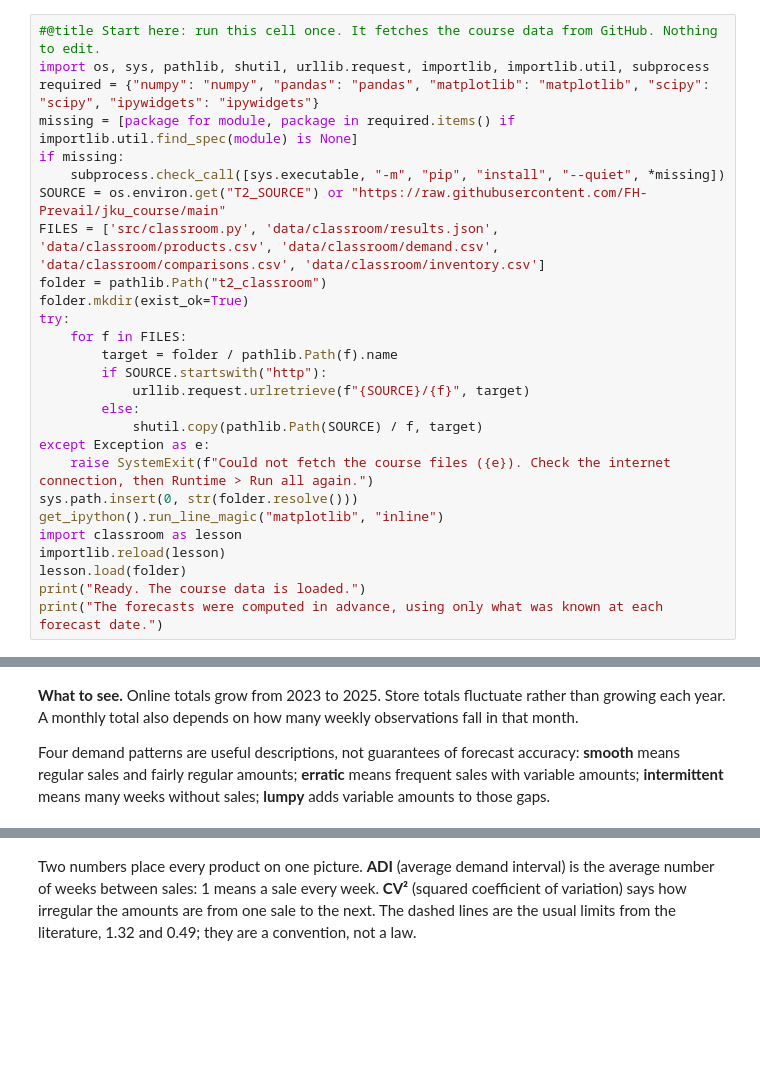
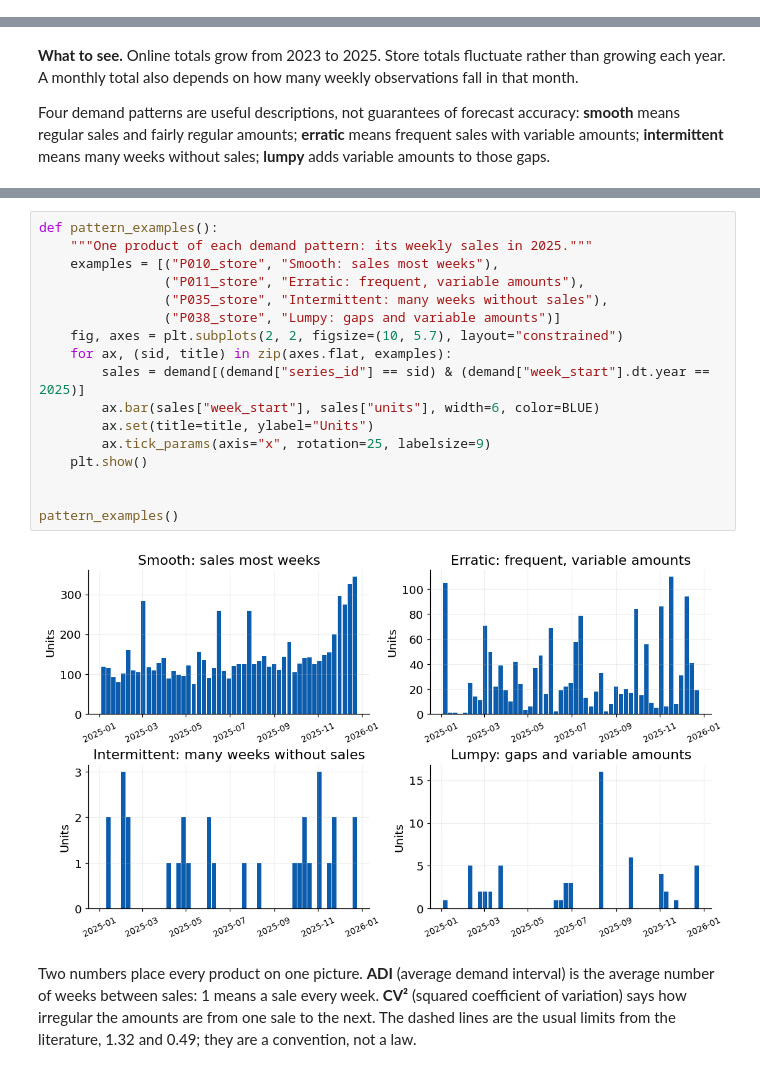
Before and after one commit to FH-Prevail/jku_course, a Jupyter notebook: notebooks/1_see_and_forecast.ipynb, the cells around one changed output, grey strips where cells are left out. Cells and saved outputs as stored; diff of their text form; blank space fills up the shorter version.

```diff
--- a/notebooks/1_see_and_forecast.ipynb
+++ b/notebooks/1_see_and_forecast.ipynb
@@ -19,27 +18,0 @@ The first cell fetches the course data, the precomputed forecasts and the displa
-# %%
-#@title Start here: run this cell once. It fetches the course data from GitHub. Nothing to edit.
-import os, sys, pathlib, shutil, urllib.request, importlib, importlib.util, subprocess
-required = {"numpy": "numpy", "pandas": "pandas", "matplotlib": "matplotlib", "scipy": "scipy", "ipywidgets": "ipywidgets"}
-missing = [package for module, package in required.items() if importlib.util.find_spec(module) is None]
-if missing:
-    subprocess.check_call([sys.executable, "-m", "pip", "install", "--quiet", *missing])
-SOURCE = os.environ.get("T2_SOURCE") or "https://raw.githubusercontent.com/FH-Prevail/jku_course/main"
-FILES = ['src/classroom.py', 'data/classroom/results.json', 'data/classroom/products.csv', 'data/classroom/demand.csv', 'data/classroom/comparisons.csv', 'data/classroom/inventory.csv']
-folder = pathlib.Path("t2_classroom")
-folder.mkdir(exist_ok=True)
-try:
-    for f in FILES:
-        target = folder / pathlib.Path(f).name
-        if SOURCE.startswith("http"):
-            urllib.request.urlretrieve(f"{SOURCE}/{f}", target)
-        else:
-            shutil.copy(pathlib.Path(SOURCE) / f, target)
-except Exception as e:
-    raise SystemExit(f"Could not fetch the course files ({e}). Check the internet connection, then Runtime > Run all again.")
-sys.path.insert(0, str(folder.resolve()))
-get_ipython().run_line_magic("matplotlib", "inline")
-import classroom as lesson
-importlib.reload(lesson)
-lesson.load(folder)
-print("Ready. The course data is loaded.")
-print("The forecasts were computed in advance, using only what was known at each forecast date.")
@@ -72,2 +96,21 @@ lesson.pattern_examples()
+# %%
+def pattern_examples():
+    """One product of each demand pattern: its weekly sales in 2025."""
+    examples = [("P010_store", "Smooth: sales most weeks"),
+                ("P011_store", "Erratic: frequent, variable amounts"),
+                ("P035_store", "Intermittent: many weeks without sales"),
+                ("P038_store", "Lumpy: gaps and variable amounts")]
+    fig, axes = plt.subplots(2, 2, figsize=(10, 5.7), layout="constrained")
+    for ax, (sid, title) in zip(axes.flat, examples):
+        sales = demand[(demand["series_id"] == sid) & (demand["week_start"].dt.year == 2025)]
+        ax.bar(sales["week_start"], sales["units"], width=6, color=BLUE)
+        ax.set(title=title, ylabel="Units")
+        ax.tick_params(axis="x", rotation=25, labelsize=9)
+    plt.show()
+
+
+pattern_examples()
+# %% [output]
+[figure, added]
 # %% [markdown]
 Two numbers place every product on one picture. **ADI** (average demand interval) is the average number of weeks between sales: 1 means a sale every week. **CV²** (squared coefficient of variation) says how irregular the amounts are from one sale to the next. The dashed lines are the usual limits from the literature, 1.32 and 0.49; they are a convention, not a law.
```
Also changed, not shown: parts of 16 cells of this notebook, 11 other files.
